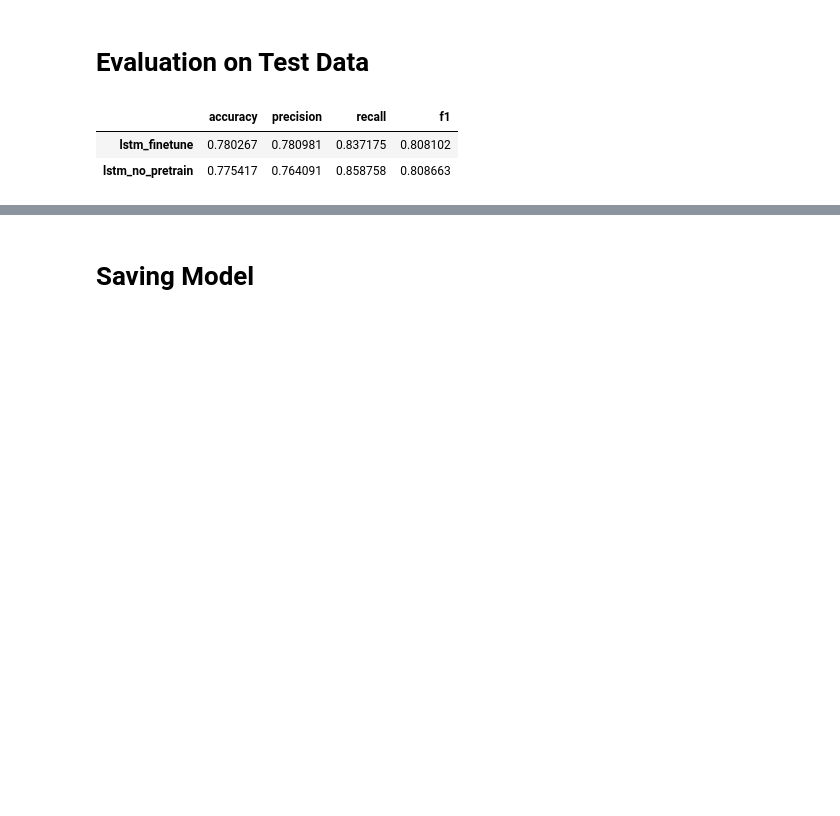
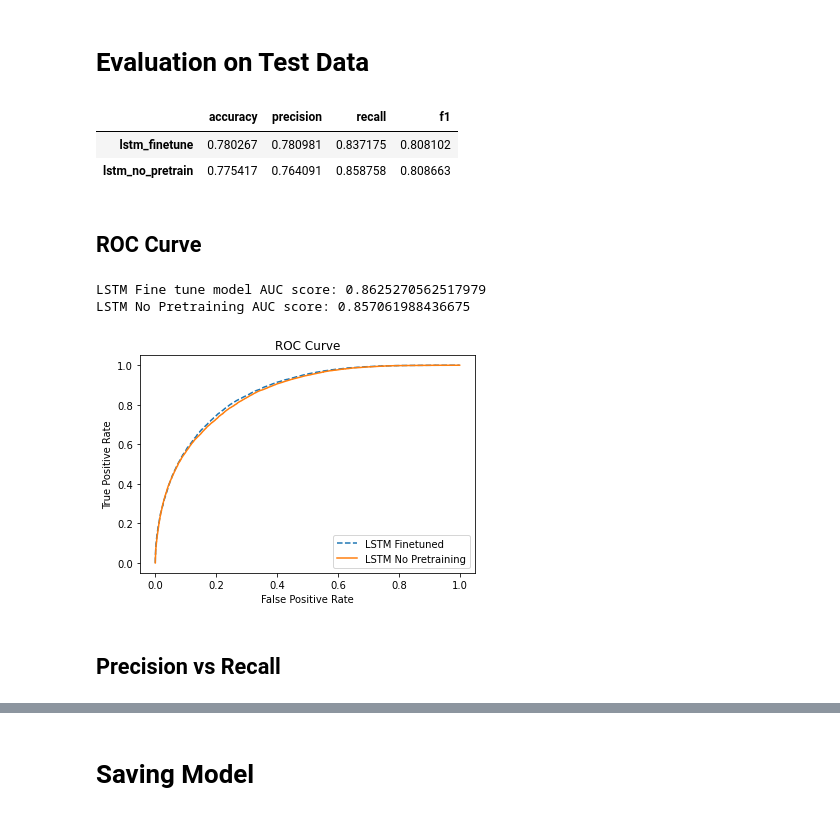
Before and after one commit to jacobh310/food_nlp, a Jupyter notebook: data_cleaning_exploration_model_building/Model Building_V2.ipynb, the cells around one changed output, grey strips where cells are left out. Cells and saved outputs as stored; diff of their text form; code cells hidden in the pictures; blank space fills up the shorter version.

```diff
--- a/data_cleaning_exploration_model_building/Model Building_V2.ipynb
+++ b/data_cleaning_exploration_model_building/Model Building_V2.ipynb
@@ -1312,3 +1310,34 @@ test_results
 |  | accuracy | precision | recall | f1 |
 | lstm_finetune | 0.780267 | 0.780981 | 0.837175 | 0.808102 |
 | lstm_no_pretrain | 0.775417 | 0.764091 | 0.858758 | 0.808663 |
+# %% [markdown]
+## ROC Curve
+# %%
+test_model_lstm_probs_finetune = lstm_model.predict(test_data)
+test_model_lstm_no_pretrain_probs = model_lstm_no_pretrain.predict(test_data)
+# %%
+from sklearn.metrics import roc_curve, roc_auc_score
+lstm_finetune_roc = roc_curve(test_labels, test_model_lstm_probs_finetune)
+lstm_no_pretrain_roc = roc_curve(test_labels, test_model_lstm_no_pretrain_probs)
+
+lstm_finetune_auc = roc_auc_score(test_labels, test_model_lstm_probs_finetune)
+lstm_no_pretrain_auc = roc_auc_score(test_labels, test_model_lstm_no_pretrain_probs)
+# %%
+print(f"LSTM Fine tune model AUC score: {lstm_finetune_auc}")
+print(f"LSTM No Pretraining AUC score: {lstm_no_pretrain_auc}")
+# %% [output]
+LSTM Fine tune model AUC score: 0.8625270562517979
+LSTM No Pretraining AUC score: 0.857061988436675
+# %%
+plt.plot(lstm_finetune_roc[0], lstm_finetune_roc[1], linestyle='--',label = "LSTM Finetuned")
+plt.plot(lstm_no_pretrain_roc[0], lstm_no_pretrain_roc[1], label = "LSTM No Pretraining")
+
+plt.title("ROC Curve")
+plt.xlabel('False Positive Rate')
+plt.ylabel('True Positive Rate')
+plt.legend()
+plt.show()
+# %% [output]
+[figure, added]
+# %% [markdown]
+## Precision vs Recall
```
Also changed, not shown: parts of 3 cells of this notebook, 2 other files.
